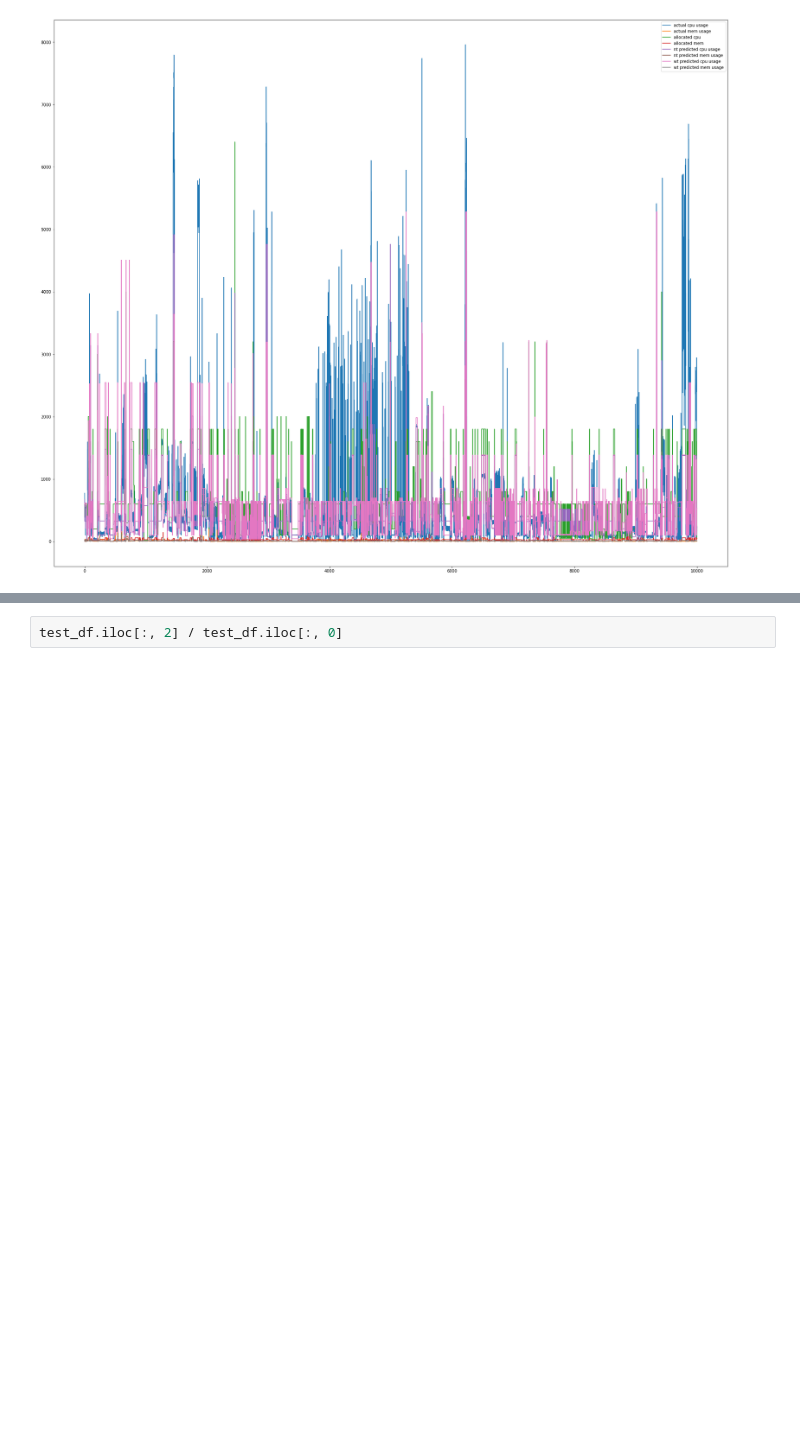
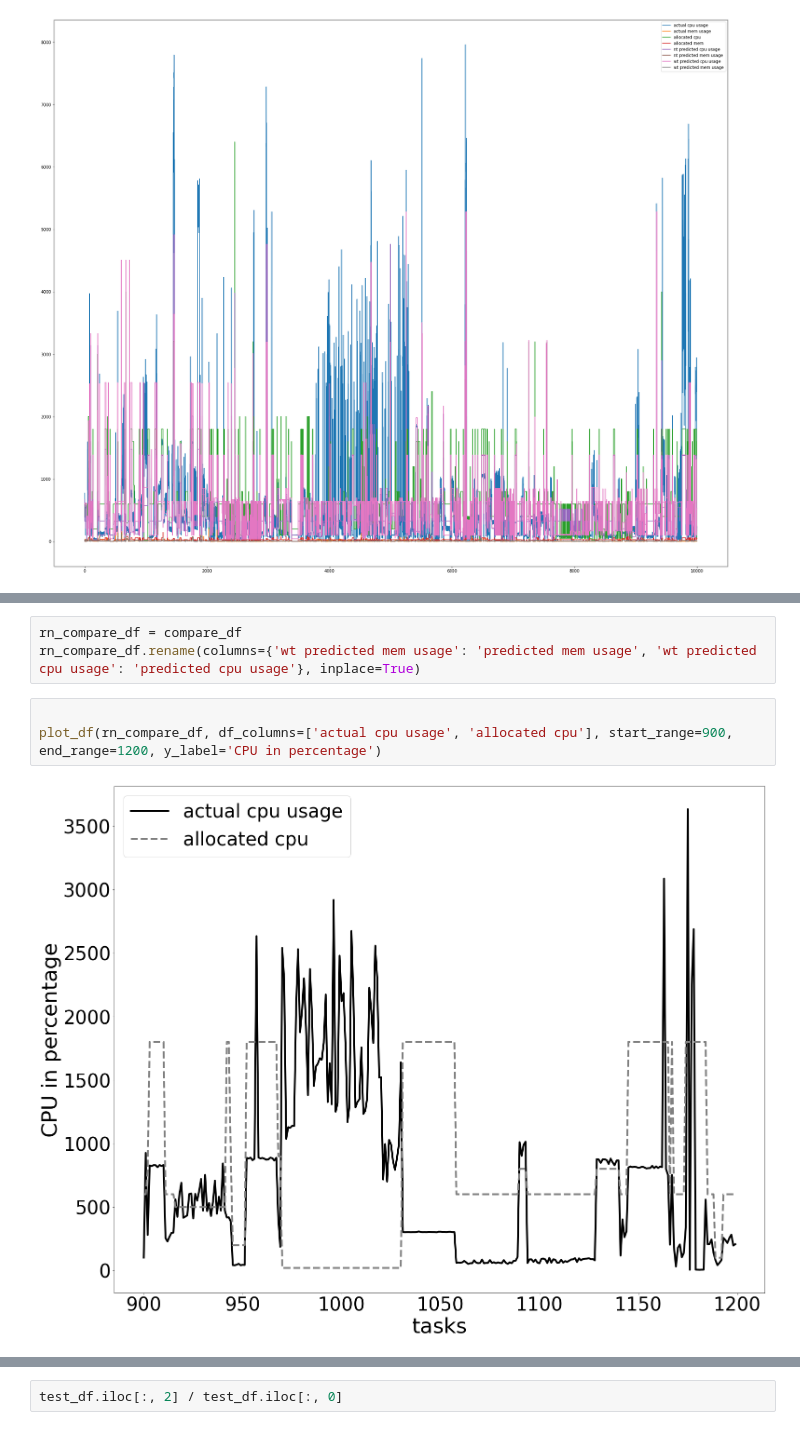
Before and after one commit to MyGodItsFull0fStars/alibaba_clusterdata, a Jupyter notebook: cluster-trace-gpu-v2020/prediction/evaluation/penalty/task_evaluation.ipynb, the cells around one changed output, grey strips where cells are left out. Saved outputs shown, nothing was run; the diff lists cells and outputs as text; blank space fills up the shorter version.

```diff
--- a/cluster-trace-gpu-v2020/prediction/evaluation/penalty/task_evaluation.ipynb
+++ b/cluster-trace-gpu-v2020/prediction/evaluation/penalty/task_evaluation.ipynb
@@ -77,0 +80,8 @@ plot_df(compare_df, df_columns=['actual cpu usage', 'nt predicted cpu usage', 'w
+# %%
+rn_compare_df = compare_df
+rn_compare_df.rename(columns={'wt predicted mem usage': 'predicted mem usage', 'wt predicted cpu usage': 'predicted cpu usage'}, inplace=True)
+# %%
+
+plot_df(rn_compare_df, df_columns=['actual cpu usage', 'allocated cpu'], start_range=900, end_range=1200, y_label='CPU in percentage')
+# %% [output]
+[figure, added]
```
Also changed, not shown: parts of 23 cells of this notebook, 8 other files.
